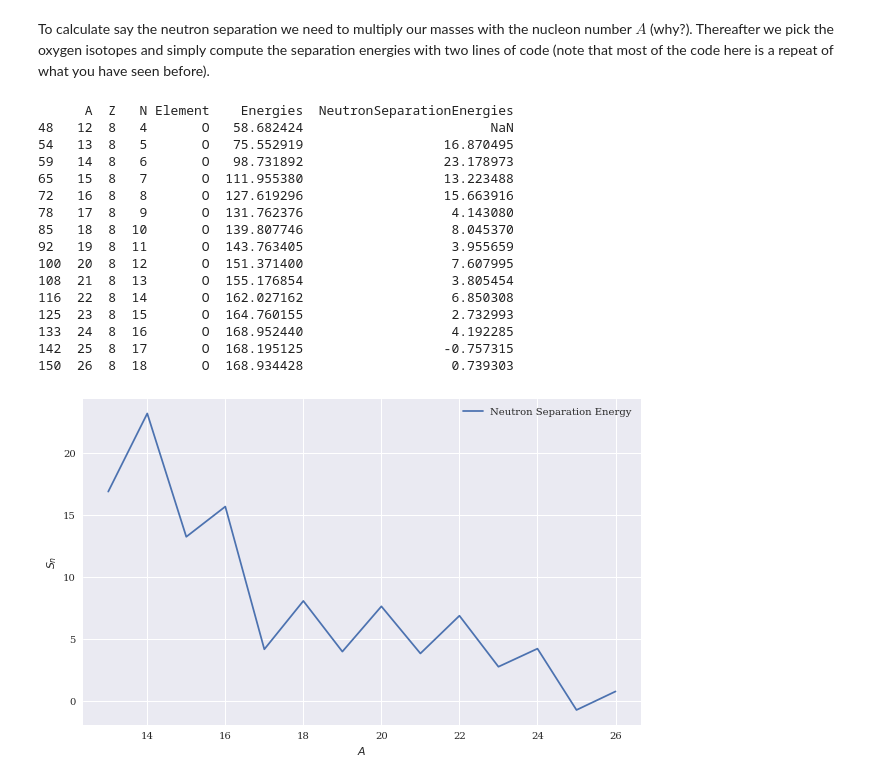
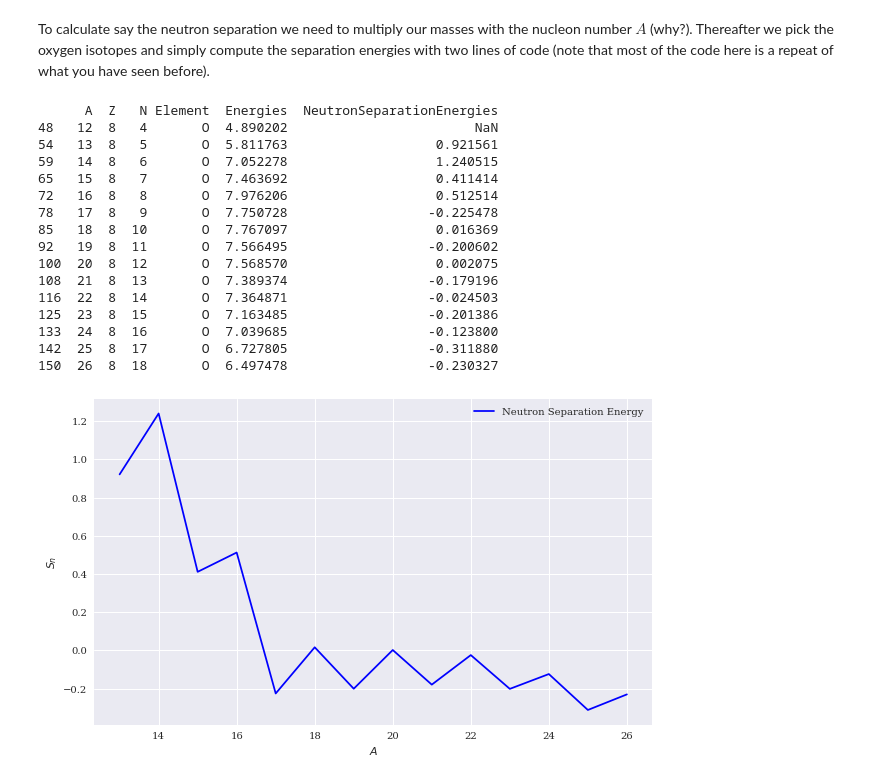
Before and after one commit to NuclearTalent/MachineLearningECT2021, a Jupyter notebook: doc/pub/Introduction/ipynb/Introduction.ipynb, the cells around one changed output. Saved outputs shown, nothing was run; the diff lists cells and outputs as text; code cells hidden in the pictures.

```diff
--- a/doc/pub/Introduction/ipynb/Introduction.ipynb
+++ b/doc/pub/Introduction/ipynb/Introduction.ipynb
@@ -2097,48 +2097,48 @@ infile = open(data_path("MassEval2016.dat"),'r')
 # Read the experimental data with Pandas
 Masses = pd.read_fwf(infile, usecols=(2,3,4,6,11),
               names=('N', 'Z', 'A', 'Element', 'Ebinding'),
               widths=(1,3,5,5,5,1,3,4,1,13,11,11,9,1,2,11,9,1,3,1,12,11,1),
               header=39,
               index_col=False)
 
 # Extrapolated values are indicated by '#' in place of the decimal place, so
 # the Ebinding column won't be numeric. Coerce to float and drop these entries.
 Masses['Ebinding'] = pd.to_numeric(Masses['Ebinding'], errors='coerce')
 Masses = Masses.dropna()
 # Convert from keV to MeV.
 Masses['Ebinding'] /= 1000
 A = Masses['A']
 Z = Masses['Z']
 N = Masses['N']
 Element = Masses['Element']
-Energies = Masses['Ebinding']*A
+Energies = Masses['Ebinding']
 
 df = pd.DataFrame({'A':A,'Z':Z, 'N':N,'Element':Element,'Energies':Energies})
 # Her we pick the oyxgen isotopes
 Nucleus = df.loc[lambda df: df.Z==8, :]
 # drop cases with no number
 Nucleus = Nucleus.dropna()
 # Here we do the magic and obtain the neutron separation energies, one line of code!!
 Nucleus['NeutronSeparationEnergies'] = Nucleus['Energies'].diff(+1)
 print(Nucleus)
 MakePlot([Nucleus.A], [Nucleus.NeutronSeparationEnergies], ['b'], ['Neutron Separation Energy'], ['$A$','$S_n$'])
 save_fig('Nucleus')
 plt.show()
 # %% [output]
-      A  Z   N Element    Energies  NeutronSeparationEnergies
-48   12  8   4       O   58.682424                        NaN
-54   13  8   5       O   75.552919                  16.870495
-59   14  8   6       O   98.731892                  23.178973
-65   15  8   7       O  111.955380                  13.223488
-72   16  8   8       O  127.619296                  15.663916
-78   17  8   9       O  131.762376                   4.143080
-85   18  8  10       O  139.807746                   8.045370
-92   19  8  11       O  143.763405                   3.955659
-100  20  8  12       O  151.371400                   7.607995
-108  21  8  13       O  155.176854                   3.805454
-116  22  8  14       O  162.027162                   6.850308
-125  23  8  15       O  164.760155                   2.732993
-133  24  8  16       O  168.952440                   4.192285
-142  25  8  17       O  168.195125                  -0.757315
-150  26  8  18       O  168.934428                   0.739303
+      A  Z   N Element  Energies  NeutronSeparationEnergies
+48   12  8   4       O  4.890202                        NaN
+54   13  8   5       O  5.811763                   0.921561
+59   14  8   6       O  7.052278                   1.240515
+65   15  8   7       O  7.463692                   0.411414
+72   16  8   8       O  7.976206                   0.512514
+78   17  8   9       O  7.750728                  -0.225478
+85   18  8  10       O  7.767097                   0.016369
+92   19  8  11       O  7.566495                  -0.200602
+100  20  8  12       O  7.568570                   0.002075
+108  21  8  13       O  7.389374                  -0.179196
+116  22  8  14       O  7.364871                  -0.024503
+125  23  8  15       O  7.163485                  -0.201386
+133  24  8  16       O  7.039685                  -0.123800
+142  25  8  17       O  6.727805                  -0.311880
+150  26  8  18       O  6.497478                  -0.230327
-[figure, old version]
+[figure, new version]
```
Also changed, not shown: 3 other files.
